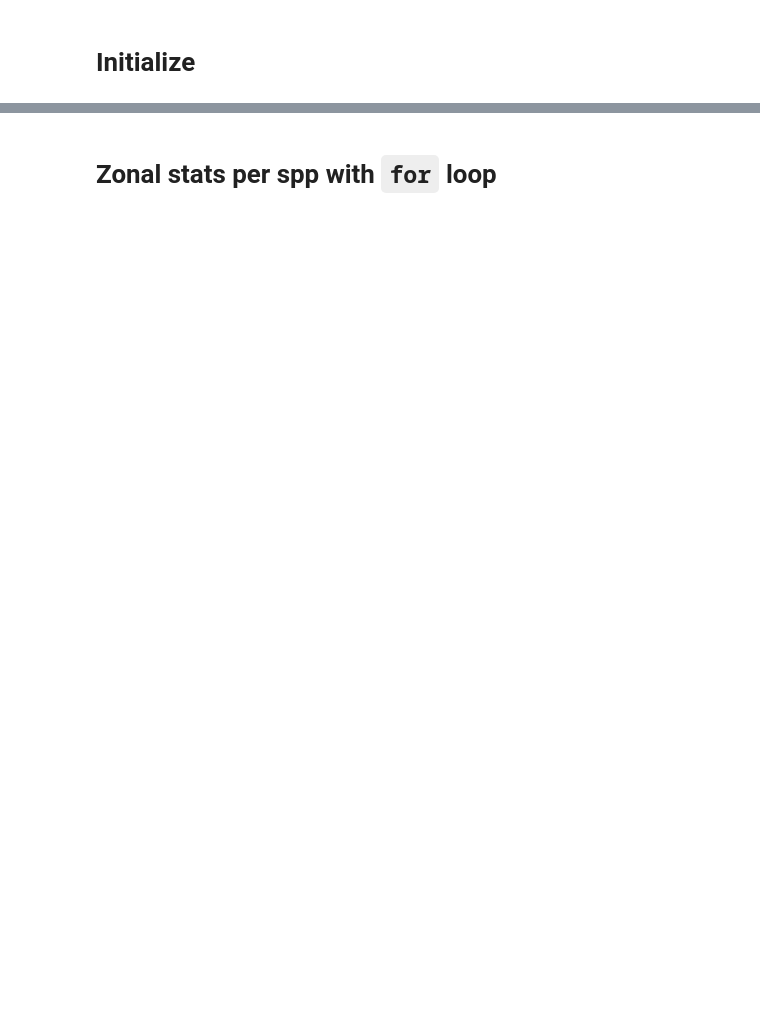
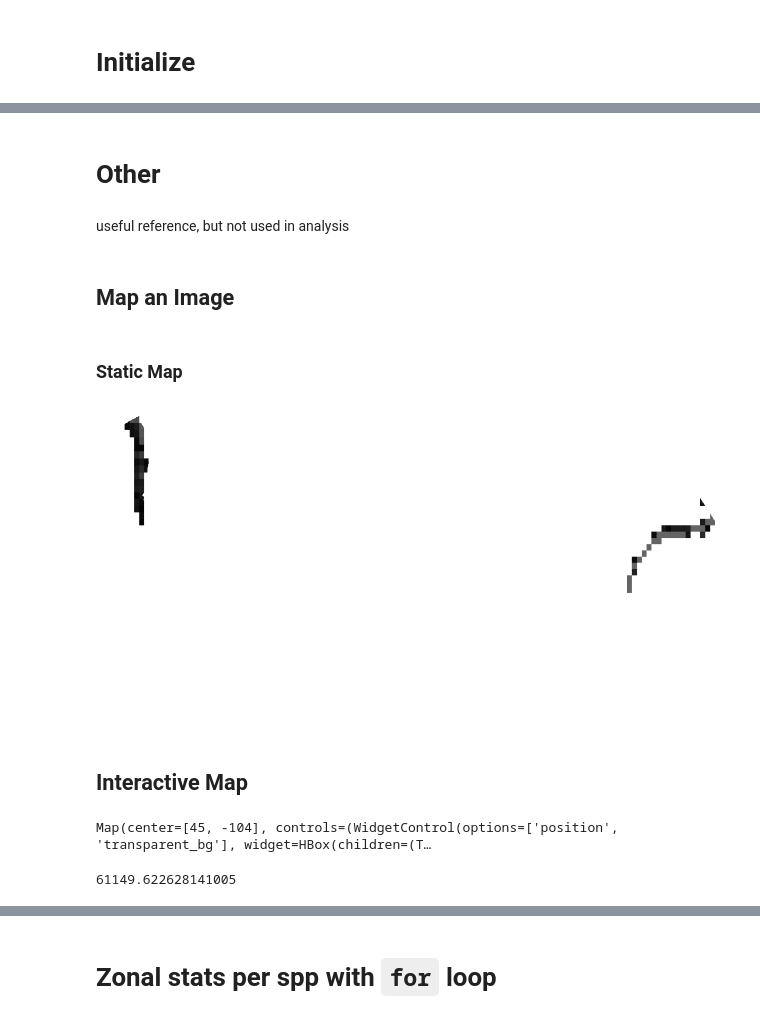
Before and after one commit to offshorewindhabitat/scripts, a Jupyter notebook: offhab_gee1.ipynb, the cells around one changed output, grey strips where cells are left out. Saved outputs shown, nothing was run; the diff lists cells and outputs as text; code cells hidden in the pictures; blank space fills up the shorter version.

```diff
--- a/offhab_gee1.ipynb
+++ b/offhab_gee1.ipynb
@@ -43,13 +108,23 @@ import pandas as pd
 import os
 import time
 
-dir_csv = '/geemap/data'
-
 # get image of zones
 im_zones_v1 = ee.Image('projects/ee-offhab/assets/im_zones_v1')
 
-# get imagecollection of taxa layers
-ic_spp = ee.ImageCollection('projects/ee-offhab/assets/lyrs_ds_aphia')
+# get image of zones, web-optimized version
+im_zones_web = ee.Image("projects/ee-offhab/assets/lyrs_aphia_web/oh_zones_v1_web")
+im_mask_web = im_zones_web.gt(0)
+
+# get imagecollection of taxa layers, web-optimized COGs
+ic_aphia_web_path = 'projects/ee-offhab/assets/lyrs_aphia_web'
+ic_aphia_web = ee.ImageCollection(ic_aphia_web_path)
 
 # get image_ids
-im_sp_ids = ic_spp.aggregate_array("system:id").getInfo()
+ic_aphia_web_ids = ic_aphia_web.aggregate_array("system:id").getInfo()
+
+# get featurecollection of study area, eg to clip output
+f_study_v1 = ee.FeatureCollection('projects/ee-offhab/assets/oh_study_v1')
+# %%
+# use this scale number when sampling
+web_scale = ic_aphia_web.first().projection().nominalScale().getInfo();
+print('web_scale in meters:', web_scale);
@@ -55,0 +176,29 @@ im_sp_ids = ic_spp.aggregate_array("system:id").getInfo()
+# %% [markdown]
+# Other
+# %% [markdown]
+useful reference, but not used in analysis
+# %% [markdown]
+## Map an Image
+# %%
+im_sp = ee.Image(im_sp_ids[0])
+# %% [markdown]
+### Static Map
+# %%
+# static map
+url = im_sp.getThumbUrl({
+    'scale': web_scale*10, # 'dimensions': [800,800],
+    'format': 'png'})
+# print(url)
+from IPython.display import Image
+Image(url=url, embed=True, format='png')
+# %% [output]
+[figure, added]
+# %% [markdown]
+## Interactive Map
+# %%
+import geemap
+
+Map = geemap.Map(center=(45, -104), zoom=4)
+Map
+# %% [output]
+Map(center=[45, -104], controls=(WidgetControl(options=['position', 'transparent_bg'], widget=HBox(children=(T…
@@ -55,0 +213,4 @@ im_sp_ids = ic_spp.aggregate_array("system:id").getInfo()
+# %%
+web_scale * 100
+# %% [output]
+61149.622628141005
```
Also changed, not shown: parts of 35 cells of this notebook, 8 other files.
